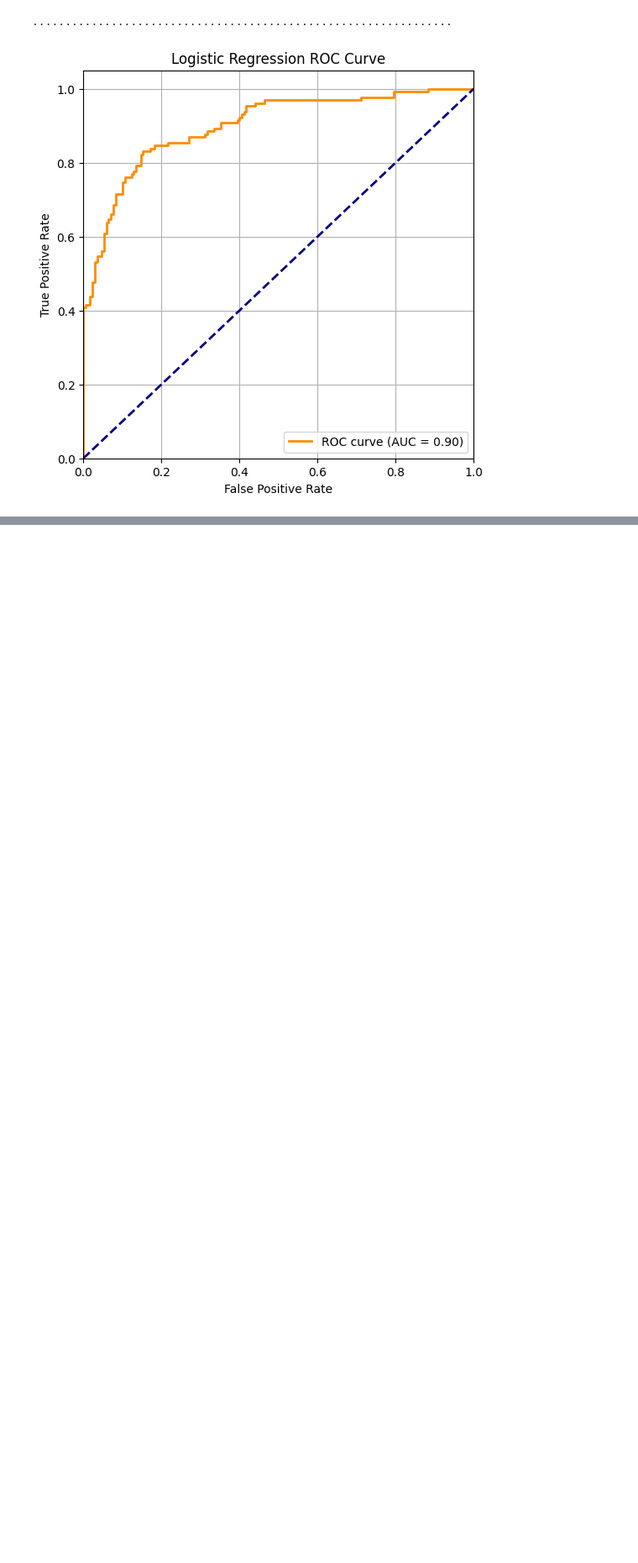
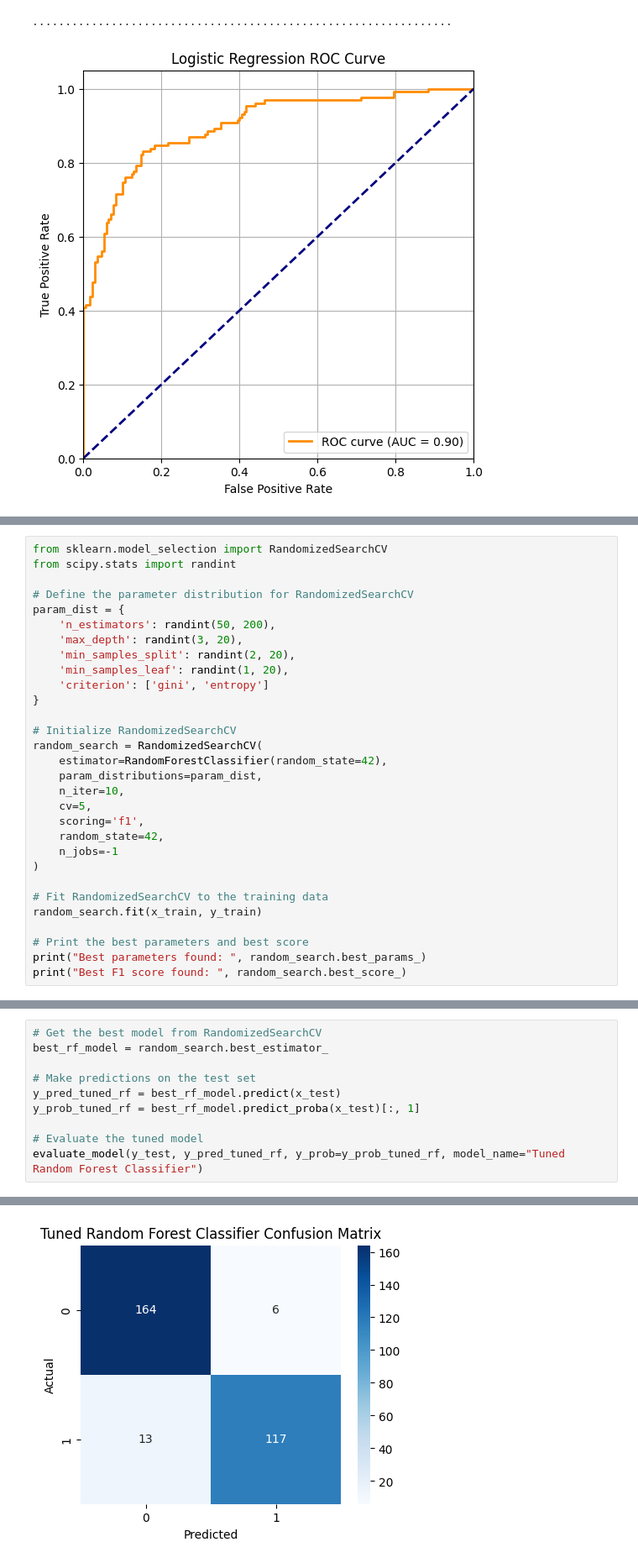
Before and after one commit to mitanshug/purchase-behavior-prediction, a Jupyter notebook: Customer_Purchase_Prediction.ipynb, the cells around one changed output, grey strips where cells are left out. Shown at 84% size. Saved outputs shown, nothing was run; the diff lists cells and outputs as text; blank space fills up the shorter version.

```diff
--- a/Customer_Purchase_Prediction.ipynb
+++ b/Customer_Purchase_Prediction.ipynb
@@ -520,0 +546,30 @@ Logistic Regression  0.826667      0.825  0.761538     0.792
+# %%
+from sklearn.model_selection import RandomizedSearchCV
+from scipy.stats import randint
+
+# Define the parameter distribution for RandomizedSearchCV
+param_dist = {
+    'n_estimators': randint(50, 200),
+    'max_depth': randint(3, 20),
+    'min_samples_split': randint(2, 20),
+    'min_samples_leaf': randint(1, 20),
+    'criterion': ['gini', 'entropy']
+}
+
+# Initialize RandomizedSearchCV
+random_search = RandomizedSearchCV(
+    estimator=RandomForestClassifier(random_state=42),
+    param_distributions=param_dist,
+    n_iter=10,
+    cv=5,
+    scoring='f1',
+    random_state=42,
+    n_jobs=-1
+)
+
+# Fit RandomizedSearchCV to the training data
+random_search.fit(x_train, y_train)
+
+# Print the best parameters and best score
+print("Best parameters found: ", random_search.best_params_)
+print("Best F1 score found: ", random_search.best_score_)
@@ -520,0 +581,11 @@ Logistic Regression  0.826667      0.825  0.761538     0.792
+# %%
+# Get the best model from RandomizedSearchCV
+best_rf_model = random_search.best_estimator_
+
+# Make predictions on the test set
+y_pred_tuned_rf = best_rf_model.predict(x_test)
+y_prob_tuned_rf = best_rf_model.predict_proba(x_test)[:, 1]
+
+# Evaluate the tuned model
+evaluate_model(y_test, y_pred_tuned_rf, y_prob=y_prob_tuned_rf, model_name="Tuned Random Forest Classifier")
+# %% [output]
@@ -520,0 +595 @@ Logistic Regression  0.826667      0.825  0.761538     0.792
+[figure, added]
```
Also changed, not shown: parts of 7 cells of this notebook.
